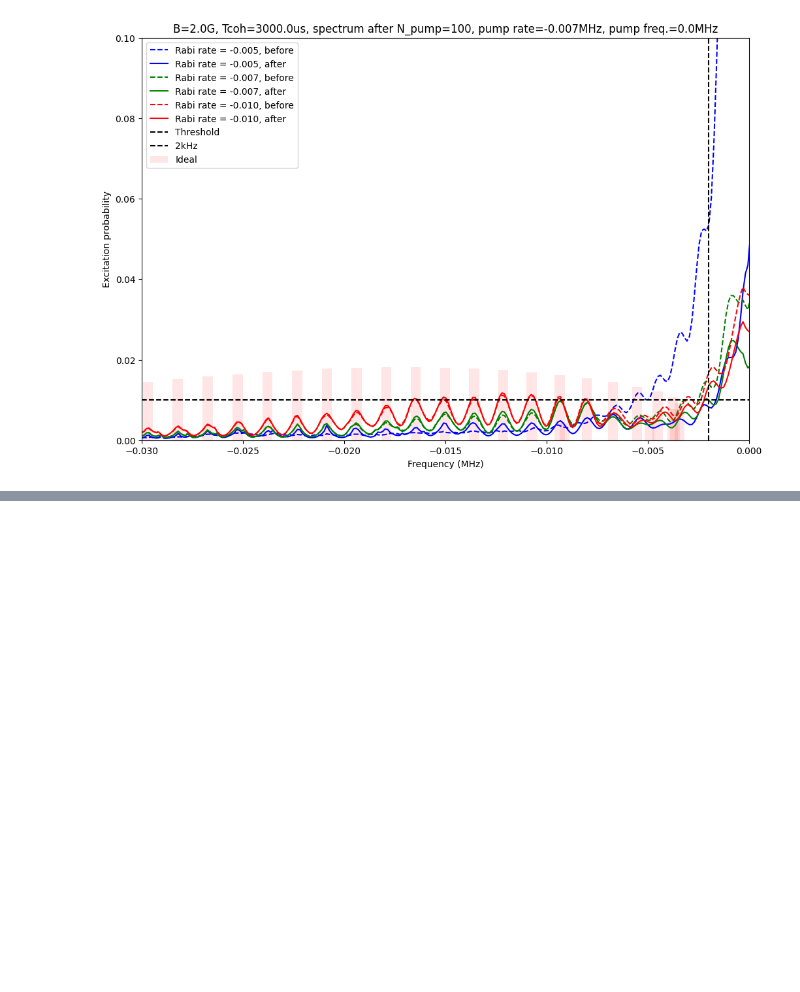
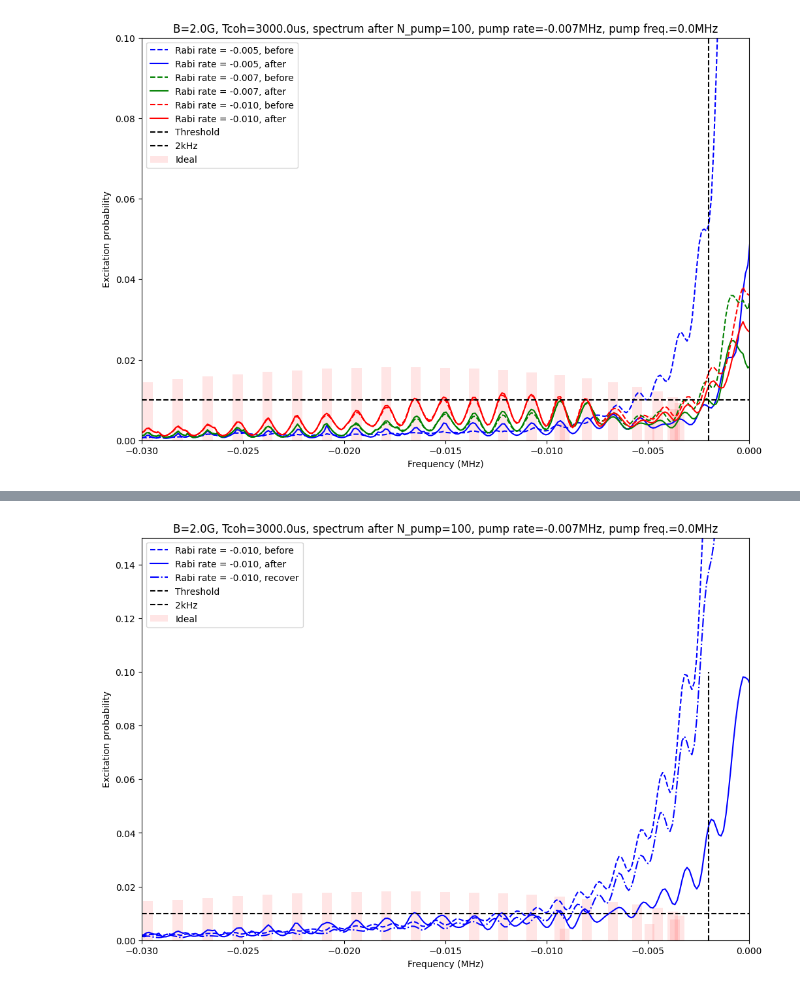
Before and after one commit to sdracia/master-thesis, a Jupyter notebook: spectrum_ACstark.ipynb, the cells around one changed output, grey strips where cells are left out. Cells and saved outputs as stored; diff of their text form; code cells hidden in the pictures; blank space fills up the shorter version.

Commit message:
more on AC stark

```diff
--- a/spectrum_ACstark.ipynb
+++ b/spectrum_ACstark.ipynb
@@ -447,3 +520,85 @@ plt.show()
 4 state.dist =  [8.88471192e-004 8.88471192e-004 1.35734482e-003 ... 8.97635773e-075
  2.75873335e-158 3.06210421e-257]
 [figure]
+# %%
+# I think here we are trying to recover the initial state by pumping with
+# is_minus = True, and then pumping back with is_minus = False
+
+
+b_field_gauss = 2.0
+j_max = 50
+duration_us = 1000.0
+colors = ["blue", "green", "red"]
+max_frequency_mhz = 0.03
+scan_points = 500
+dephased = True
+coherence_time_us = 3000.0
+is_minus = True
+temperature = 300
+
+rabi_rate_mhz_1 = - 2*np.pi*np.array([0.01])
+q1 = qls.Polarization(1, 0, 0)
+q2 = qls.Polarization(0, 1, 0)
+
+# pumping data
+pump_frequency_mhz = 0.000
+num_pumps = 100
+pump_rabi_rate_mhz = - 2*np.pi*0.007
+pump_duration_us = 1000.0
+
+# Faccio sto passaggio solo per calcolarmi i giusti signature_transitions FINALI (credo)
+mo1 = CaOH.from_file(b_field_gauss=b_field_gauss, j_max=j_max)
+states1 = qls.States(mo1, temperature)
+ac_stark_shifts = qls.get_ac_stark_shifts(mo1, pump_rabi_rate_mhz, pump_rabi_rate_mhz*2., q1, q2)
+mo1.state_df["zeeman_energy_khz"] += ac_stark_shifts * 1e3
+mo1.transition_df = pd.DataFrame()
+mo1.init_transition_dataframe()
+signature_transitions = np.array([mo1.transition_df.loc[mo1.transition_df["j"]==j].iloc[0]["energy_diff"] * 1e-3 for j in range(mo1.j_max+1)])
+
+fig, ax = plt.subplots(figsize=(12, 8))
+for r, color in zip(rabi_rate_mhz_1, colors):
+    print(r)
+    mo1 = CaOH.from_file(b_field_gauss=b_field_gauss, j_max=j_max)
+    ac_stark_shifts = qls.get_ac_stark_shifts(mo1, r, r*2., q1, q2)
+    mo1.state_df["zeeman_energy_khz"] += ac_stark_shifts * 1e3
+    mo1.transition_df = pd.DataFrame()
+    mo1.init_transition_dataframe()
+    print(r)
+    frequencies, exc_probs1_after = qls.get_spectrum(mo1, states1.dist, duration_us, r, max_frequency_mhz, scan_points, dephased, coherence_time_us, is_minus)
+    plt.plot(frequencies, exc_probs1_after, label=f"Rabi rate = {r/(2*np.pi):.3f}, before", linestyle="--", color=color)
+
+for _ in range(num_pumps):
+    states1.dist += qls.excitation_matrix(mo1, pump_frequency_mhz, pump_duration_us, pump_rabi_rate_mhz, dephased, coherence_time_us, is_minus).dot(states1.dist)
+
+for r, color in zip(rabi_rate_mhz_1, colors):
+    mo1 = CaOH.from_file(b_field_gauss=b_field_gauss, j_max=j_max)
+    ac_stark_shifts = qls.get_ac_stark_shifts(mo1, r, r*2., q1, q2)
+    mo1.state_df["zeeman_energy_khz"] += ac_stark_shifts * 1e3
+    mo1.transition_df = pd.DataFrame()
+    mo1.init_transition_dataframe()
+    frequencies, exc_probs1_after = qls.get_spectrum(mo1, states1.dist, duration_us, r, max_frequency_mhz, scan_points, dephased, coherence_time_us, is_minus)
+    plt.plot(frequencies, exc_probs1_after, label=f"Rabi rate = {r/(2*np.pi):.3f}, after", color=color)
+
+for _ in range(num_pumps):
+    states1.dist += qls.excitation_matrix(mo1, pump_frequency_mhz, pump_duration_us, pump_rabi_rate_mhz, dephased, coherence_time_us, False).dot(states1.dist)
+
+for r, color in zip(rabi_rate_mhz_1, colors):
+    mo1 = CaOH.from_file(b_field_gauss=b_field_gauss, j_max=j_max)
+    ac_stark_shifts = qls.get_ac_stark_shifts(mo1, r, r*2., q1, q2)
+    mo1.state_df["zeeman_energy_khz"] += ac_stark_shifts * 1e3
+    mo1.transition_df = pd.DataFrame()
+    mo1.init_transition_dataframe()
+    frequencies, exc_probs1_after = qls.get_spectrum(mo1, states1.dist, duration_us, r, max_frequency_mhz, scan_points, dephased, coherence_time_us, is_minus)
+    plt.plot(frequencies, exc_probs1_after, label=f"Rabi rate = {r/(2*np.pi):.3f}, recover", color=color, linestyle="-.")
+
+ax.bar(signature_transitions, states1.j_distribution()*0.5, color="red", width=0.0005, alpha=0.1, label="Ideal")
+ax.hlines(0.01, -max_frequency_mhz, max_frequency_mhz, color="black", linestyle="--", label="Threshold")
+ax.vlines(-0.002, 0, 0.1, color="black", linestyle="--", label="2kHz")
+ax.legend()
+ax.set_xlabel("Frequency (MHz)")
+ax.set_ylabel("Excitation probability")
+ax.set_title(f"B={b_field_gauss}G, Tcoh={coherence_time_us}us, spectrum after N_pump={num_pumps}, pump rate={pump_rabi_rate_mhz/(2*np.pi):.3f}MHz, pump freq.={pump_frequency_mhz}MHz")
+ax.set_xlim([-max_frequency_mhz, 0])
+ax.set_ylim([0, 0.15])
+plt.show()
+# %% [output]
@@ -449,0 +607 @@ plt.show()
+[figure, added]
```
Also changed, not shown: parts of 2 cells of this notebook.
